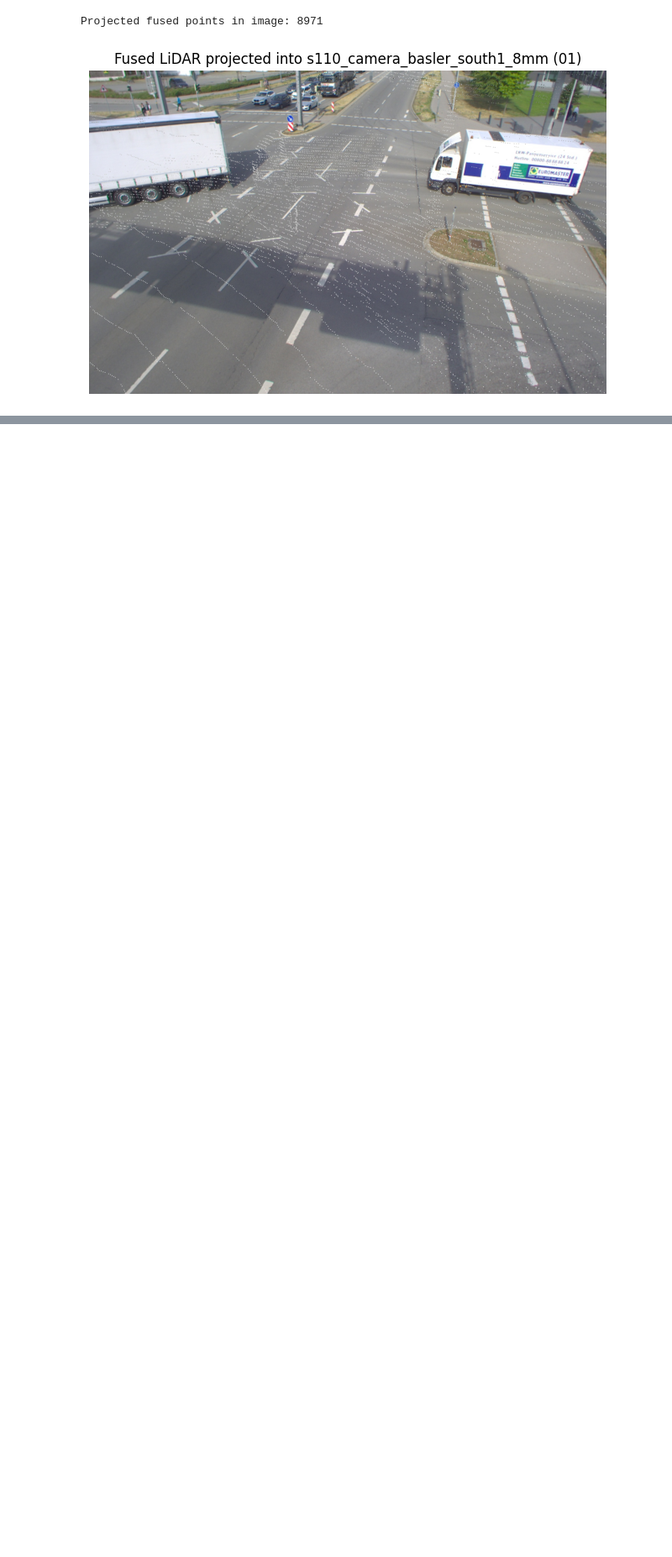
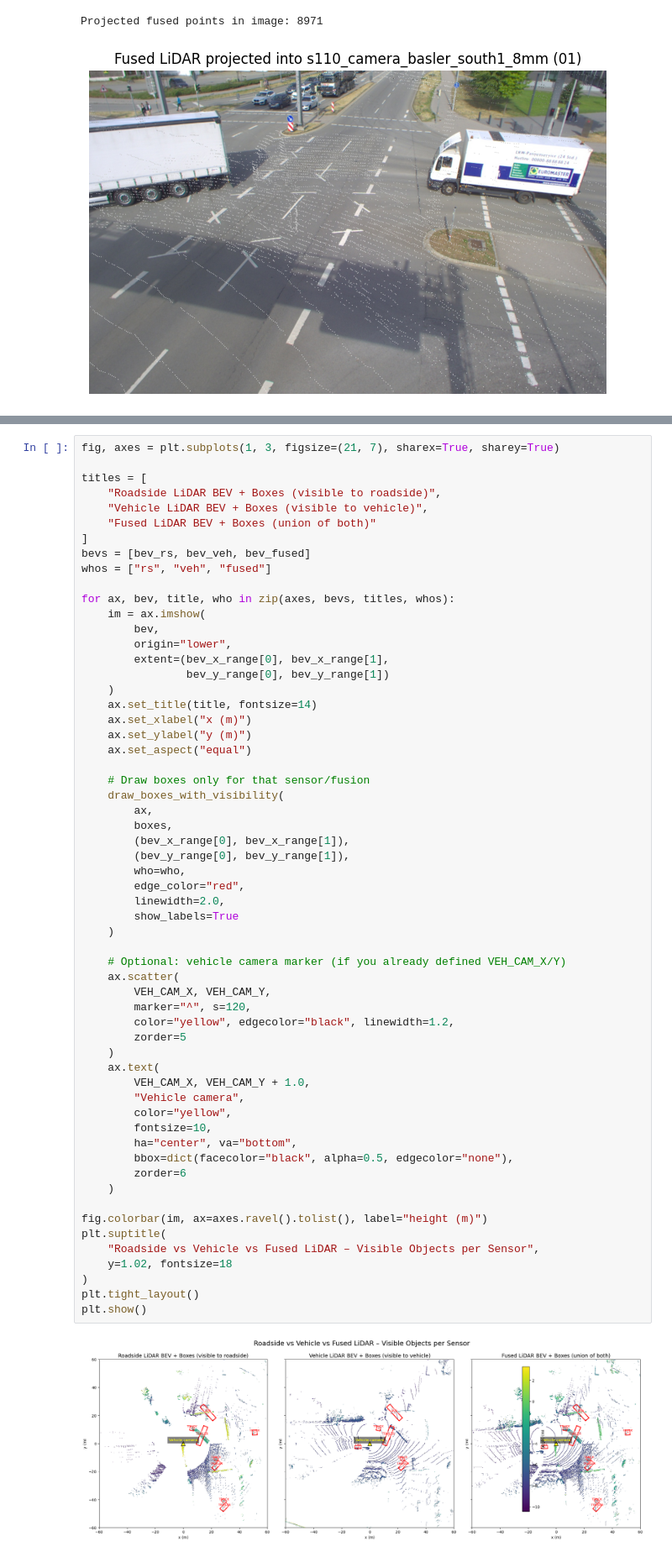
Before and after one commit to mddsayemm/Data-Fusion-Cooperative-Perception, a Jupyter notebook: CoopFusingSingle.ipynb, the cells around one changed output, grey strips where cells are left out. Shown at 84% size. Cells and saved outputs as stored; diff of their text form; blank space fills up the shorter version.

```diff
--- a/CoopFusingSingle.ipynb
+++ b/CoopFusingSingle.ipynb
@@ -652,0 +757,61 @@ Projected fused points in image: 8971
+# %%
+fig, axes = plt.subplots(1, 3, figsize=(21, 7), sharex=True, sharey=True)
+
+titles = [
+    "Roadside LiDAR BEV + Boxes (visible to roadside)",
+    "Vehicle LiDAR BEV + Boxes (visible to vehicle)",
+    "Fused LiDAR BEV + Boxes (union of both)"
+]
+bevs = [bev_rs, bev_veh, bev_fused]
+whos = ["rs", "veh", "fused"]
+
+for ax, bev, title, who in zip(axes, bevs, titles, whos):
+    im = ax.imshow(
+        bev,
+        origin="lower",
+        extent=(bev_x_range[0], bev_x_range[1],
+                bev_y_range[0], bev_y_range[1])
+    )
+    ax.set_title(title, fontsize=14)
+    ax.set_xlabel("x (m)")
+    ax.set_ylabel("y (m)")
+    ax.set_aspect("equal")
+
+    # Draw boxes only for that sensor/fusion
+    draw_boxes_with_visibility(
+        ax,
+        boxes,
+        (bev_x_range[0], bev_x_range[1]),
+        (bev_y_range[0], bev_y_range[1]),
+        who=who,
+        edge_color="red",
+        linewidth=2.0,
+        show_labels=True
+    )
+
+    # Optional: vehicle camera marker (if you already defined VEH_CAM_X/Y)
+    ax.scatter(
+        VEH_CAM_X, VEH_CAM_Y,
+        marker="^", s=120,
+        color="yellow", edgecolor="black", linewidth=1.2,
+        zorder=5
+    )
+    ax.text(
+        VEH_CAM_X, VEH_CAM_Y + 1.0,
+        "Vehicle camera",
+        color="yellow",
+        fontsize=10,
+        ha="center", va="bottom",
+        bbox=dict(facecolor="black", alpha=0.5, edgecolor="none"),
+        zorder=6
+    )
+
+fig.colorbar(im, ax=axes.ravel().tolist(), label="height (m)")
+plt.suptitle(
+    "Roadside vs Vehicle vs Fused LiDAR – Visible Objects per Sensor",
+    y=1.02, fontsize=18
+)
+plt.tight_layout()
+plt.show()
+# %% [output]
+[figure, added]
```
Also changed, not shown: parts of 3 cells of this notebook.
